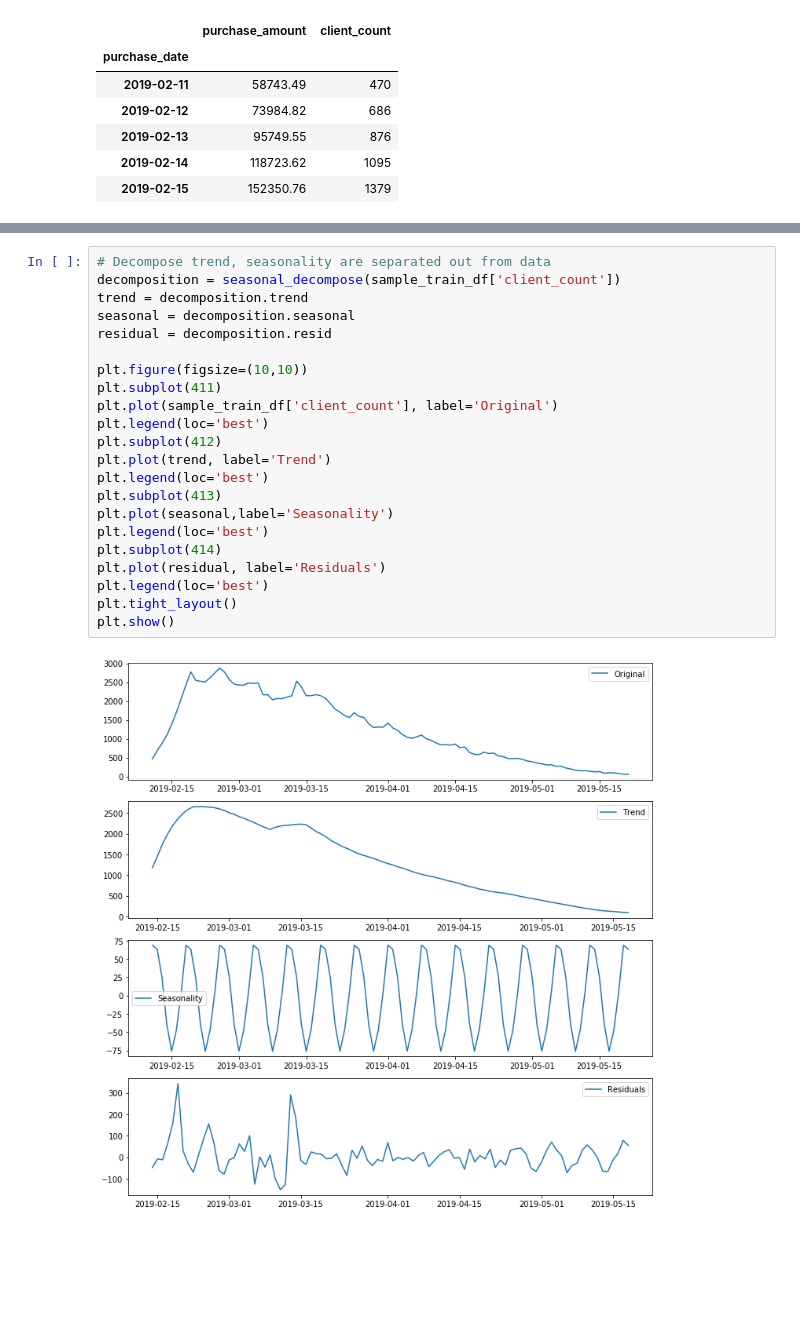
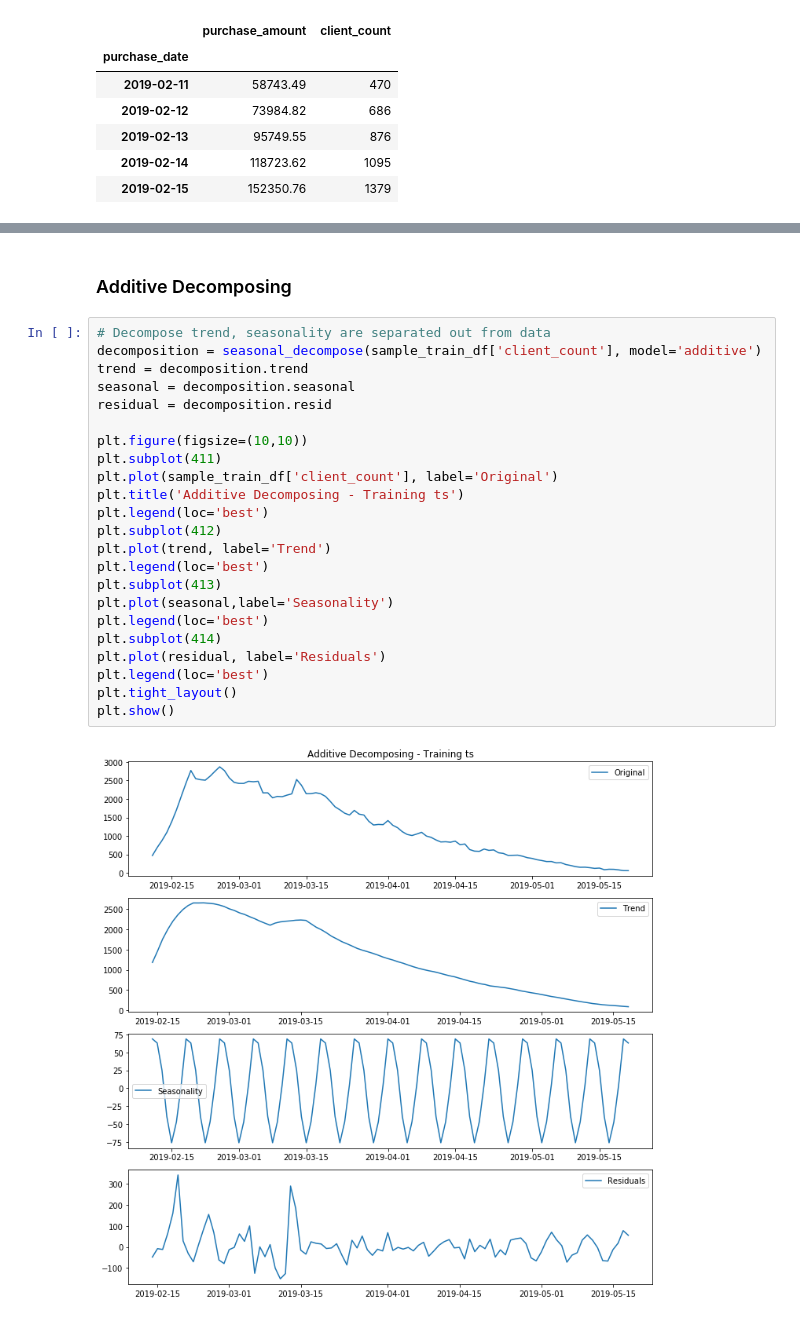
Before and after one commit to hanhanwu/Hanhan_Break_the_Limits, a Jupyter notebook: Bank_Fantasy/Golden_Bridge/purchase_times_series_preparation.ipynb, the cells around one changed output, grey strips where cells are left out. Cells and saved outputs as stored; diff of their text form; blank space fills up the shorter version.

Commit message:
seasonal decomposing

```diff
--- a/Bank_Fantasy/Golden_Bridge/purchase_times_series_preparation.ipynb
+++ b/Bank_Fantasy/Golden_Bridge/purchase_times_series_preparation.ipynb
@@ -139,24 +145,27 @@ sample_train_df.head()
+# %% [markdown]
+### Additive Decomposing
 # %%
 # Decompose trend, seasonality are separated out from data
-decomposition = seasonal_decompose(sample_train_df['client_count'])
+decomposition = seasonal_decompose(sample_train_df['client_count'], model='additive')
 trend = decomposition.trend
 seasonal = decomposition.seasonal
 residual = decomposition.resid
 
 plt.figure(figsize=(10,10))
 plt.subplot(411)
 plt.plot(sample_train_df['client_count'], label='Original')
+plt.title('Additive Decomposing - Training ts')
 plt.legend(loc='best')
 plt.subplot(412)
 plt.plot(trend, label='Trend')
 plt.legend(loc='best')
 plt.subplot(413)
 plt.plot(seasonal,label='Seasonality')
 plt.legend(loc='best')
 plt.subplot(414)
 plt.plot(residual, label='Residuals')
 plt.legend(loc='best')
 plt.tight_layout()
 plt.show()
 # %% [output]
-[figure, old version]
+[figure, new version]
```
Also changed, not shown: parts of 3 cells of this notebook.
